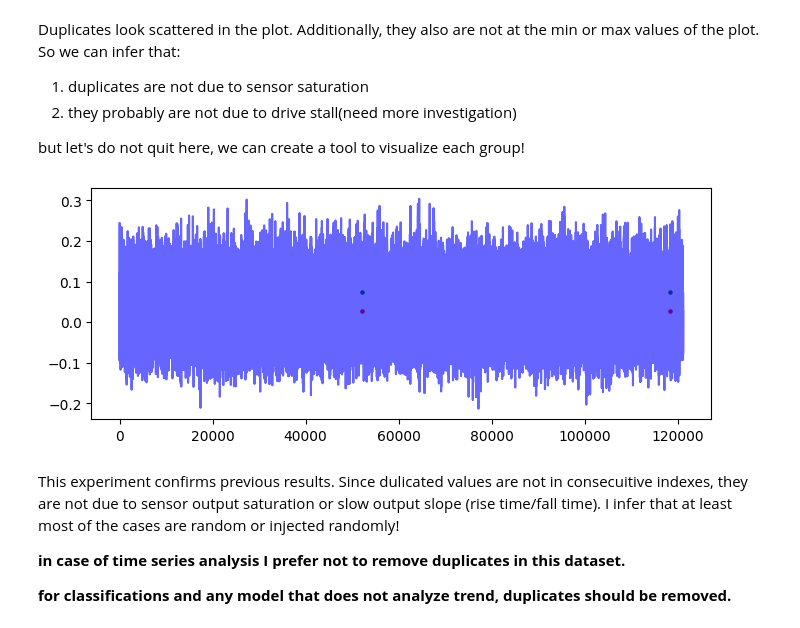
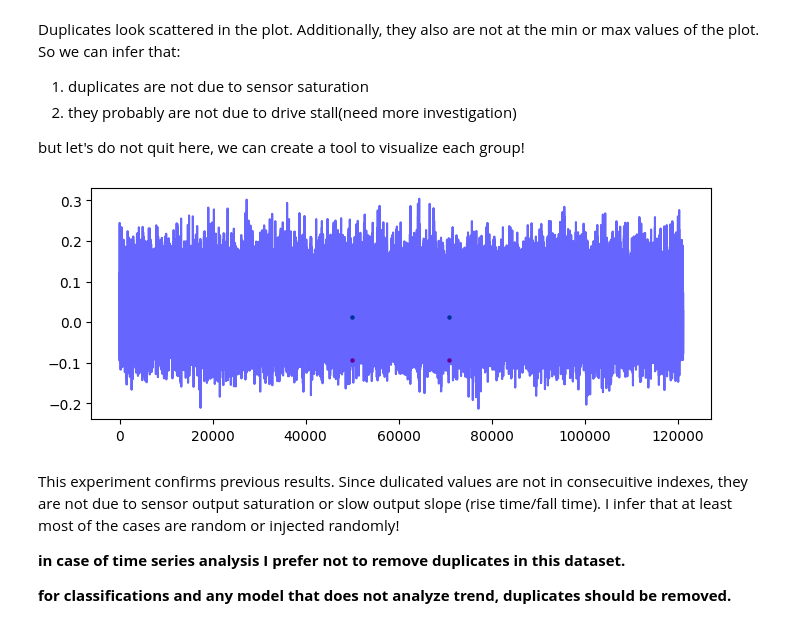
Before and after one commit to h4ppy0wl/PdM01, a Jupyter notebook: bearings01_EDA.ipynb, the cells around one changed output. Cells and saved outputs as stored; diff of their text form; code cells hidden in the pictures.

```diff
--- a/bearings01_EDA.ipynb
+++ b/bearings01_EDA.ipynb
@@ -36,0 +49,7 @@ df_normal['fault'] = 0
+# %%
+signal_columns = {'DriveEndAcc', 'FanEndAcc'}
+fault_type_names = ['normal', 'ir07', 'ir21', 'or07', 'or21']
+# df_normal.columns = signal_columns
+# df_ir07.columns = signal_columns
+# We will enumerate classes then we will use one-hot-encoding
+# df_normal['fault'] = 0
@@ -174,15 +355,21 @@ Duplicates look scattered in the plot. Additionally, they also are not at the mi
 
 but let's do not quit here, we can create a tool to visualize each group!
 # %%
-# play with duplicate_group to get a grasp of duplicates
-duplicate_group = 3223
+# play with duplicate_groups to get a grasp of duplicates
+duplicate_group = 32
+fault_name = fault_type_names[0] #['normal', 'ir07', 'ir21', 'or07', 'or21']
+
+
+df_name = f"df_{fault_name}"
+df = globals()[df_name]
+duplicates_only = globals()[f"df_{fault_name}_duplicates_only"]
 plt.figure(figsize = (8,3))
-plt.plot(df_normal.index, df_normal['DriveEndAcc'], color='blue', alpha=0.6)#DriveEnd Acc. is Blue
-plt.scatter(df_normal[df_normal['duplicate_group']==duplicate_group].index, df_normal[df_normal['duplicate_group']==duplicate_group]['DriveEndAcc'], color='red', s=5)#Duplicates are red
-plt.scatter(df_normal[df_normal['duplicate_group']==duplicate_group].index, df_normal[df_normal['duplicate_group']==duplicate_group]['FanEndAcc'], color='green', s=5)#Duplicates are red
+plt.plot(df.index, df['DriveEndAcc'], color='blue', alpha=0.6)#DriveEnd Acc. is Blue
+plt.scatter(df[df['duplicate_group']==duplicate_group].index, df[df['duplicate_group']==duplicate_group]['DriveEndAcc'], color='red', s=5)#Duplicates are red
+plt.scatter(df[df['duplicate_group']==duplicate_group].index, df[df['duplicate_group']==duplicate_group]['FanEndAcc'], color='green', s=5)#Duplicates are red
 plt.show()
 # %% [output]
-[figure, old version]
+[figure, new version]
 # %% [markdown]
 This experiment confirms previous results. Since dulicated values are not in consecuitive indexes, they are not due to sensor output saturation or slow output slope (rise time/fall time).
 I infer that at least most of the cases are random or injected randomly!
```
Also changed, not shown: parts of 59 cells of this notebook, 10 other files.
